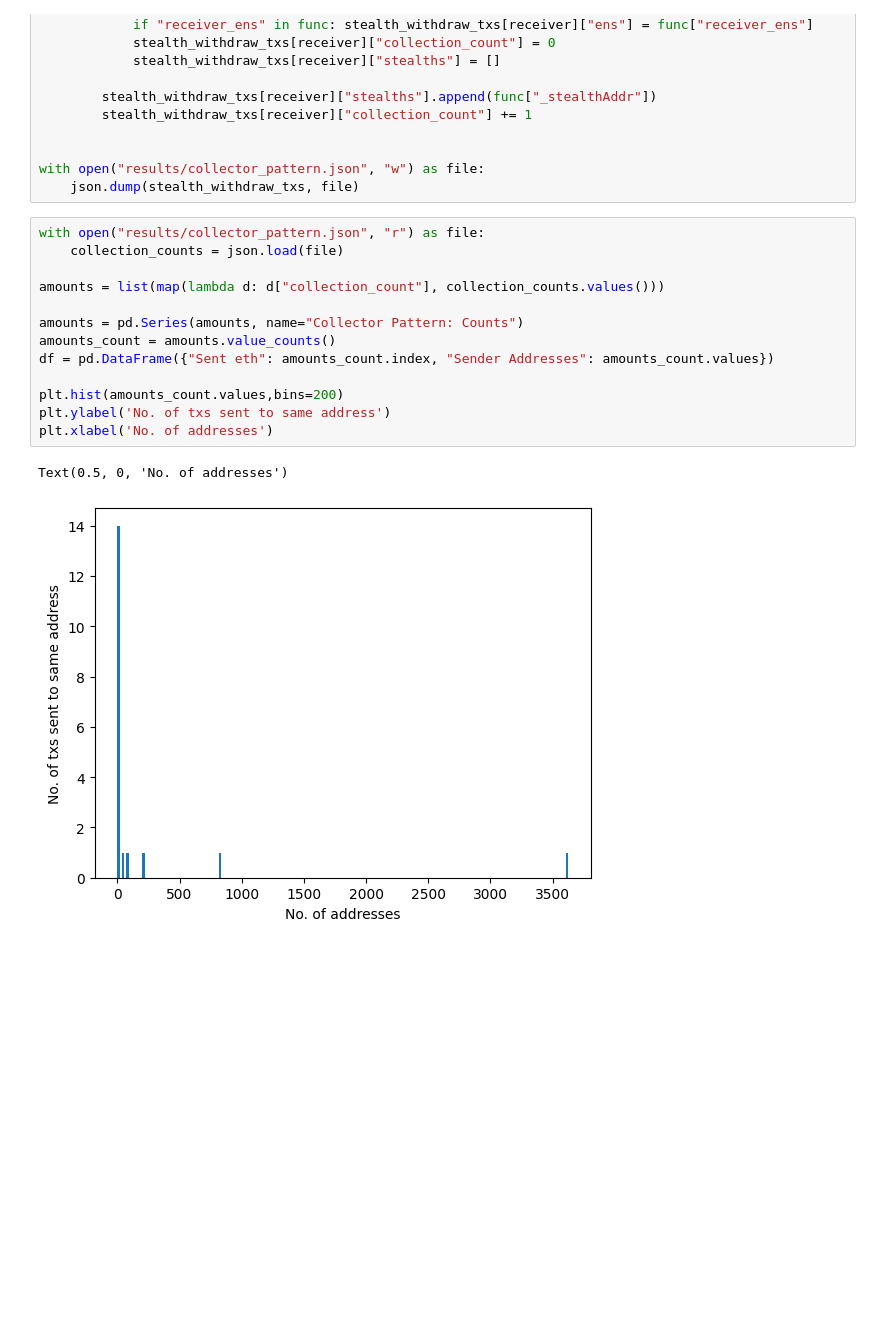
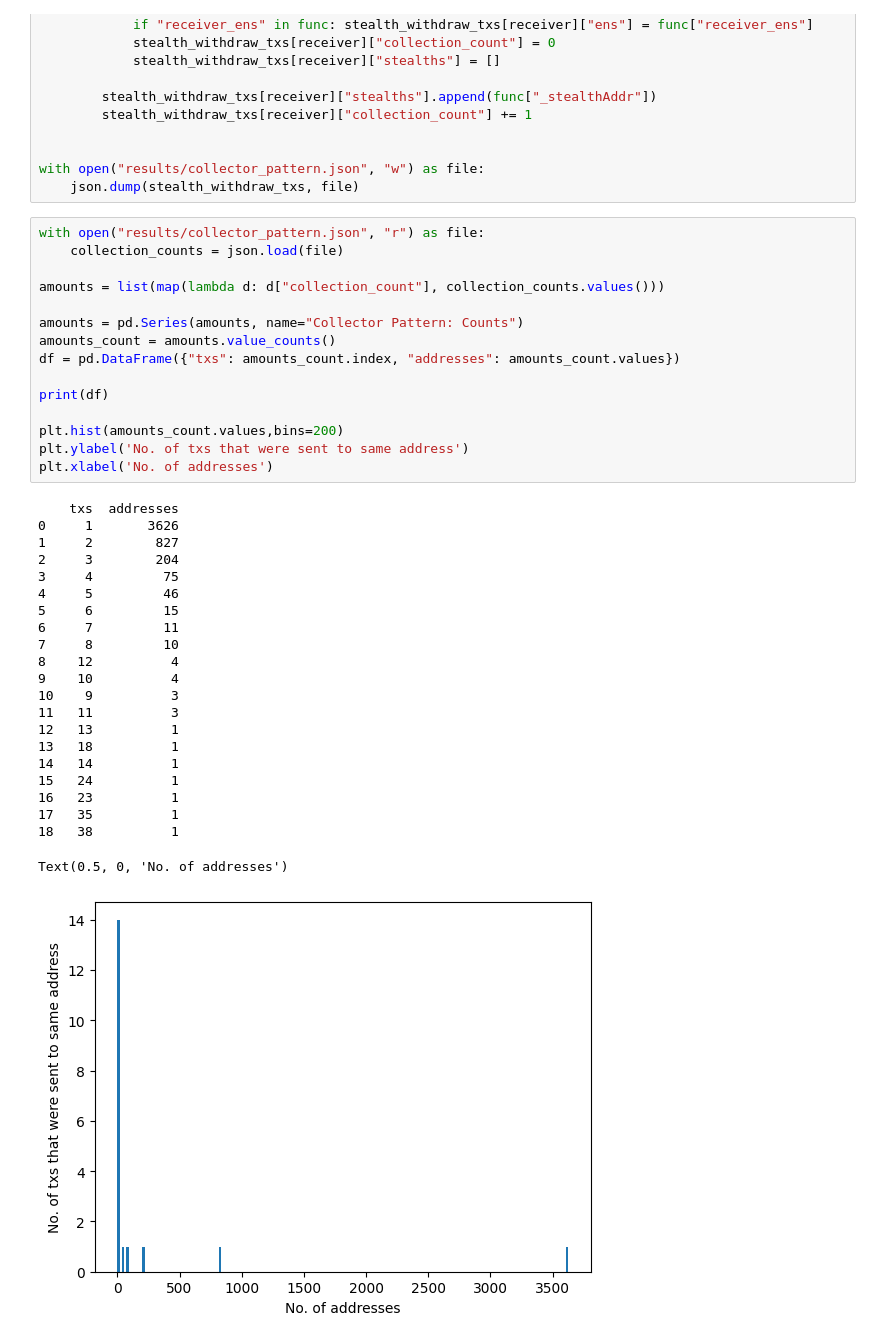
Before and after one commit to alekszkovacs/UmbraAnonymityAnalysis, a Jupyter notebook: statistics/umbra_statistics.ipynb, the cells around one changed output. Cells and saved outputs as stored; diff of their text form; blank space fills up the shorter version.

```diff
--- a/statistics/umbra_statistics.ipynb
+++ b/statistics/umbra_statistics.ipynb
@@ -176,16 +176,38 @@ with open("results/collector_pattern.json", "w") as file:
 # %%
 with open("results/collector_pattern.json", "r") as file:
     collection_counts = json.load(file)
 
 amounts = list(map(lambda d: d["collection_count"], collection_counts.values()))
 
 amounts = pd.Series(amounts, name="Collector Pattern: Counts")
 amounts_count = amounts.value_counts()
-df = pd.DataFrame({"Sent eth": amounts_count.index, "Sender Addresses": amounts_count.values})
+df = pd.DataFrame({"txs": amounts_count.index, "addresses": amounts_count.values})
+
+print(df)
 
 plt.hist(amounts_count.values,bins=200)
-plt.ylabel('No. of txs sent to same address')
+plt.ylabel('No. of txs that were sent to same address')
 plt.xlabel('No. of addresses')
 # %% [output]
-Text(0.5, 0, 'No. of addresses')
+    txs  addresses
+0     1       3626
+1     2        827
+2     3        204
+3     4         75
+4     5         46
+5     6         15
+6     7         11
+7     8         10
+8    12          4
+9    10          4
+10    9          3
+11   11          3
+12   13          1
+13   18          1
+14   14          1
+15   24          1
+16   23          1
+17   35          1
+18   38          1
+Text(0.5, 0, 'No. of addresses')
-[figure, old version]
+[figure, new version]
```
Also changed, not shown: parts of 5 cells of this notebook, 7 other files.
